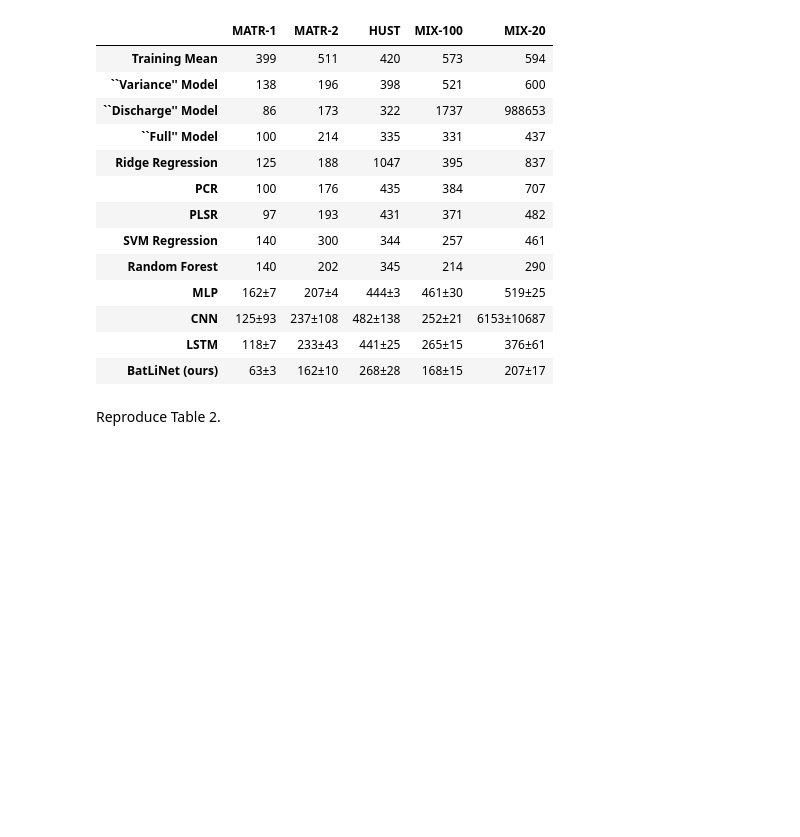
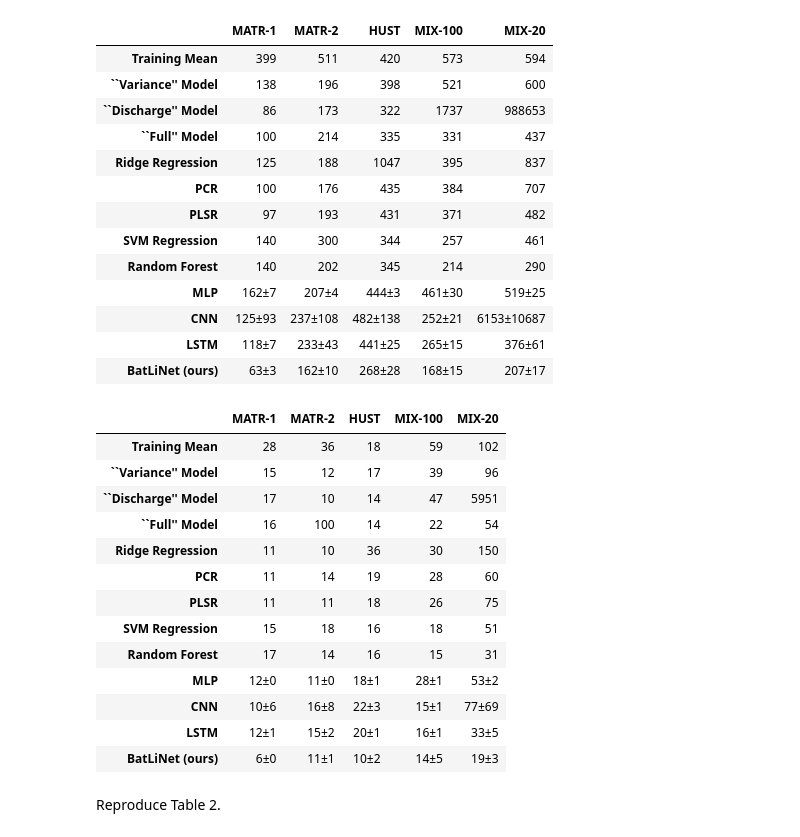
Before and after one commit to fingertap/BatLiNet, a Jupyter notebook: notebooks/tables.ipynb, the cells around one changed output. Cells and saved outputs as stored; diff of their text form; code cells hidden in the pictures; blank space fills up the shorter version.

```diff
--- a/notebooks/tables.ipynb
+++ b/notebooks/tables.ipynb
@@ -54,7 +54,7 @@ def extract_scores(log_filename):
         raise
     scores['RMSE'] = float(rmse)
     scores['MAE'] = float(mae)
-    scores['MAPE'] = float(mape)
+    scores['MAPE'] = float(mape) * 100
     return scores
 # %%
 datasets_to_use = ['matr_1', 'matr_2', 'hust', 'mix_20', 'mix_100']
@@ -163,6 +163,104 @@ main_table_df
 | CNN | 125±93 | 237±108 | 482±138 | 252±21 | 6153±10687 |
 | LSTM | 118±7 | 233±43 | 441±25 | 265±15 | 376±61 |
 | BatLiNet (ours) | 63±3 | 162±10 | 268±28 | 168±15 | 207±17 |
+# %%
+datasets_to_use = ['matr_1', 'matr_2', 'hust', 'mix_20', 'mix_100']
+sklearn_baseline_names = [
+    'dummy',
+    'variance_model',
+    'discharge_model',
+    'full_model',
+    'ridge',
+    'pcr',
+    'plsr',
+    'svm',
+    'rf'
+]
+nn_baseline_names = ['mlp', 'cnn', 'lstm']
+
+def collect_results(dataset):
+    sklearn_results = [
+        sklearn_baselines[dataset][name] for name in sklearn_baseline_names
+    ]
+    nn_results = [
+        nn_baselines[dataset][name] for name in nn_baseline_names
+    ]
+    our_results = [ours[dataset]['Ours']]
+    return sklearn_results + nn_results + our_results
+
+sklearn_baselines = defaultdict(dict)
+for method_path in workspace.glob('baselines/sklearn/*'):
+    method = method_path.name
+    for dataset_res in method_path.glob('*'):
+        dataset = dataset_res.name
+        score = extract_scores(dataset_res / 'log.0')['MAPE']
+        sklearn_baselines[dataset][method] = f'{score:.0f}'
+
+nn_baselines = defaultdict(dict)
+for method_path in workspace.glob('baselines/nn_models/*'):
+    method = method_path.name
+    for dataset_res in method_path.glob('*'):
+        dataset = dataset_res.name
+        scores = []
+        for i in range(8):
+            score = extract_scores(dataset_res / f'log.{i}')['MAPE']
+            scores.append(score)
+        nn_baselines[dataset][method] = format_scores(scores)
+ours = defaultdict(dict)
+
+method = 'Ours'
+for dataset_res in workspace.glob('ablation/diff_branch/batlinet/*'):
+    dataset = dataset_res.name
+    try:
+        scores = []
+        for i in range(8):
+            score = extract_scores(dataset_res / f'log.{i}')['MAPE']
+            scores.append(score)
+        ours[dataset][method] = format_scores(scores)
+    except:
+        ours[dataset][method] = 'none'
+
+main_table_df = pd.DataFrame({
+    dataset: collect_results(dataset) for dataset in datasets_to_use
+}, index=sklearn_baseline_names+nn_baseline_names+['Ours'])
+
+main_table_df = main_table_df.rename(columns={
+    'mix_20': 'MIX-20',
+    'hust': 'HUST',
+    'matr_1': 'MATR-1',
+    'matr_2': 'MATR-2',
+    'mix_100': 'MIX-100'
+}, index={
+    'dummy': 'Training Mean',
+    'variance_model': '``Variance\'\' Model',
+    'discharge_model': '``Discharge\'\' Model',
+    'full_model': '``Full\'\' Model',
+    'ridge': 'Ridge Regression',
+    'pcr': 'PCR',
+    'plsr': 'PLSR',
+    'svm': 'SVM Regression',
+    'rf': 'Random Forest',
+    'mlp': 'MLP',
+    'cnn': 'CNN',
+    'lstm': 'LSTM',
+    'Ours': 'BatLiNet (ours)'
+})[['MATR-1', 'MATR-2', 'HUST', 'MIX-100', 'MIX-20']]
+main_table_df
+# %% [output]
+|  | MATR-1 | MATR-2 | HUST | MIX-100 | MIX-20 |
+| Training Mean | 28 | 36 | 18 | 59 | 102 |
+| ``Variance'' Model | 15 | 12 | 17 | 39 | 96 |
+| ``Discharge'' Model | 17 | 10 | 14 | 47 | 5951 |
+| ``Full'' Model | 16 | 100 | 14 | 22 | 54 |
+| Ridge Regression | 11 | 10 | 36 | 30 | 150 |
+| PCR | 11 | 14 | 19 | 28 | 60 |
+| PLSR | 11 | 11 | 18 | 26 | 75 |
+| SVM Regression | 15 | 18 | 16 | 18 | 51 |
+| Random Forest | 17 | 14 | 16 | 15 | 31 |
+| MLP | 12±0 | 11±0 | 18±1 | 28±1 | 53±2 |
+| CNN | 10±6 | 16±8 | 22±3 | 15±1 | 77±69 |
+| LSTM | 12±1 | 15±2 | 20±1 | 16±1 | 33±5 |
+| BatLiNet (ours) | 6±0 | 11±1 | 10±2 | 14±5 | 19±3 |
 # %% [markdown]
 Reproduce Table 2.
 # %%
```
Also changed, not shown: 2 other files.
